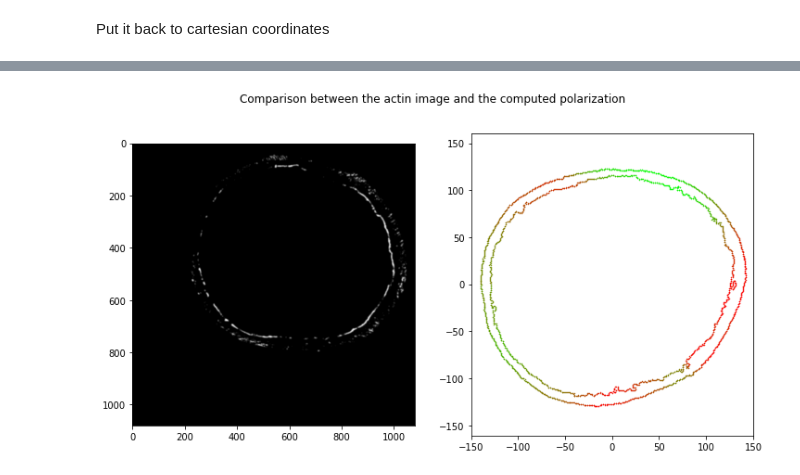
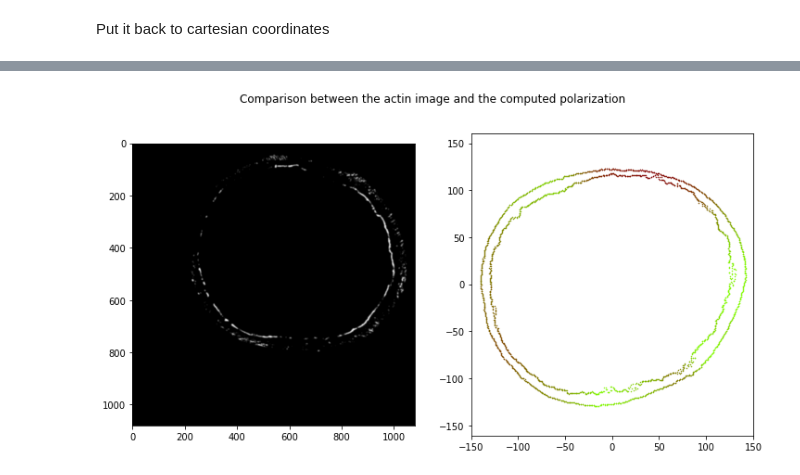
Before and after one commit to felixquinton/tyssue-taylor, a Jupyter notebook: notebooks/Using splines to recognize polarized areas.ipynb, the cells around one changed output, grey strips where cells are left out. Drawn from its saved outputs; the diff is of its cells as text; code cells hidden in the pictures.

```diff
--- a/notebooks/Using splines to recognize polarized areas.ipynb
+++ b/notebooks/Using splines to recognize polarized areas.ipynb
@@ -29,7 +31,7 @@ from scipy.interpolate import splprep, splev
 brigthfield_path = '../assets/sample_image_brightfield.tiff'
 dapi_path = '../assets/CELLPROFILER_sample_image_dapi.tiff.csv'
 #initialising the mesh
-organo, inners, outers = generate_ring_from_image(brigthfield_path, dapi_path, rol_window=1)
+organo, inners, outers, centers = generate_ring_from_image(brigthfield_path, dapi_path, rol_window=1)
 
 
 
@@ -46,11 +48,11 @@ ax.grid(linestyle='-', linewidth=1)
 # Interpolation
 # %%
 tck_inners, u_inners = splprep(inners.T, u=None, s=1e1, per=1)
-lins_inners = np.linspace(u_inners.min(), u_inners.max(), 1000)
+lins_inners = np.linspace(u_inners.min(), u_inners.max(), 1e3)
 x_inners, y_inners = splev(lins_inners, tck_inners, der=0)
 
 tck_outers, u_outers = splprep(outers.T, u=None, s=1e1, per=1)
-lins_outers = np.linspace(u_outers.min(), u_outers.max(), 1000)
+lins_outers = np.linspace(u_outers.min(), u_outers.max(), 1e3)
 x_outers, y_outers = splev(lins_outers, tck_outers, der=0)
 
 fig = plt.figure()
@@ -118,7 +120,7 @@ for (ind, point) in enumerate(df['Rolling average']):
     while point>y_span[box]:
         box+=1
     y_color_table[ind] = box
-    ax.plot(df['Angle'][ind],df['Rolling average'][ind],'.',markersize=1, color=(box/span_length,
-                                                                                 (span_length-box)/span_length,
-                                                                                 0.0))
+    ax.plot(df['Angle'][ind],df['Rolling average'][ind],'.',markersize=1, color=((span_length-box)/span_length,
+                                                                                 box/span_length,
+                                                                                 0))
 # %% [output]
@@ -156,26 +185,36 @@ for (ind, point) in enumerate(y_inners):
+# %%
+import pygal
+from pygal.style import DefaultStyle
+
+from math import cos
+xy_chart = pygal.XY(show_legend=False, show_dots=False)
+xy_chart.title = 'XY Cosinus'
+for (ind, point) in enumerate(y_inners):
+    xy_chart.add('x = '+str(ind), [(y_inners[ind], x_inners[ind]), (y_outers[ind], x_outers[ind])])
+xy_chart.render_to_file('/home/fquinton/Bureau/scatter_chart.svg')
 # %%
 path = '../assets/sample_image_actin.tiff'
 
 img = cv.imread(path,cv.IMREAD_GRAYSCALE)
 
 copy = img.copy()
 ret,copy = cv.threshold(copy,1,255,0)
 
 f, (ax1, ax2) = plt.subplots(1, 2)
 f.suptitle('Comparison between the actin image and the computed polarization')
 f.set_size_inches(12, 6)
 ax1.imshow(copy, cmap = 'gray', interpolation = 'bicubic')
 plt.xlim(-150, 150)
 plt.ylim(-110, 110)
 plt.gca().set_aspect('equal', adjustable='datalim')
 for (ind, point) in enumerate(y_inners):
-    ax2.plot(x_inners[ind], y_inners[ind], '.', markersize=1, color=(y_color_table[ind]/span_length,
-                                                              (span_length-y_color_table[ind])/span_length,
-                                                              0.0))
+    ax2.plot(x_inners[ind], y_inners[ind], '.', markersize=1, color=((span_length-box)/span_length,
+                                                                    y_color_table[ind]/span_length,
+                                                                    0.0))
 
 for (ind, point) in enumerate(y_inners):
-    ax2.plot(x_outers[ind], y_outers[ind], '.', markersize=1, color=(y_color_table[ind]/span_length,
-                                                              (span_length-y_color_table[ind])/span_length,
-                                                              0.0))
+    ax2.plot(x_outers[ind], y_outers[ind], '.', markersize=1, color=((span_length-box)/span_length,
+                                                                    y_color_table[ind]/span_length,
+                                                                    0.0))
 # %% [output]
-[figure, old version]
+[figure, new version]
```
Also changed, not shown: parts of 4 cells of this notebook, 6 other files.
